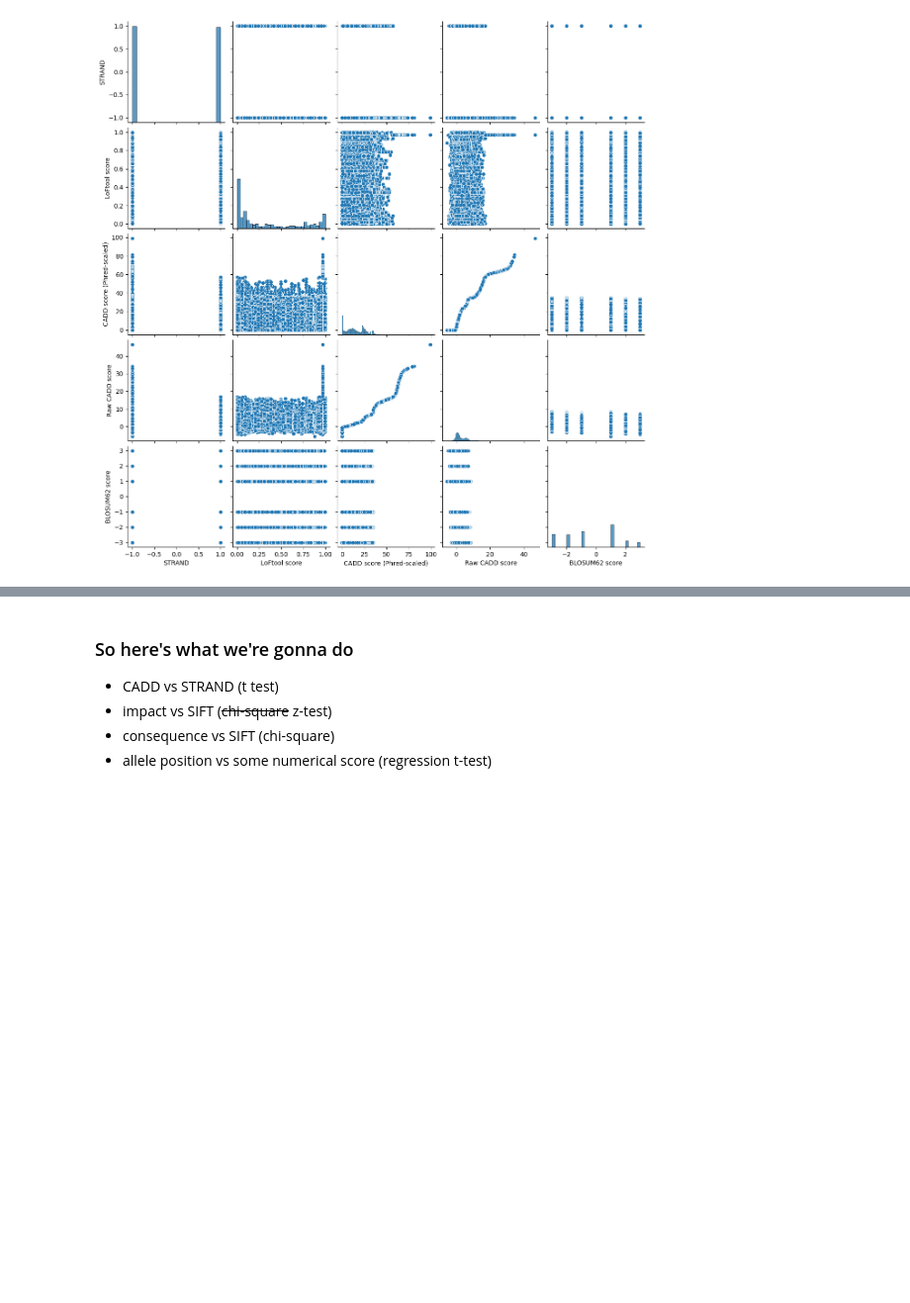
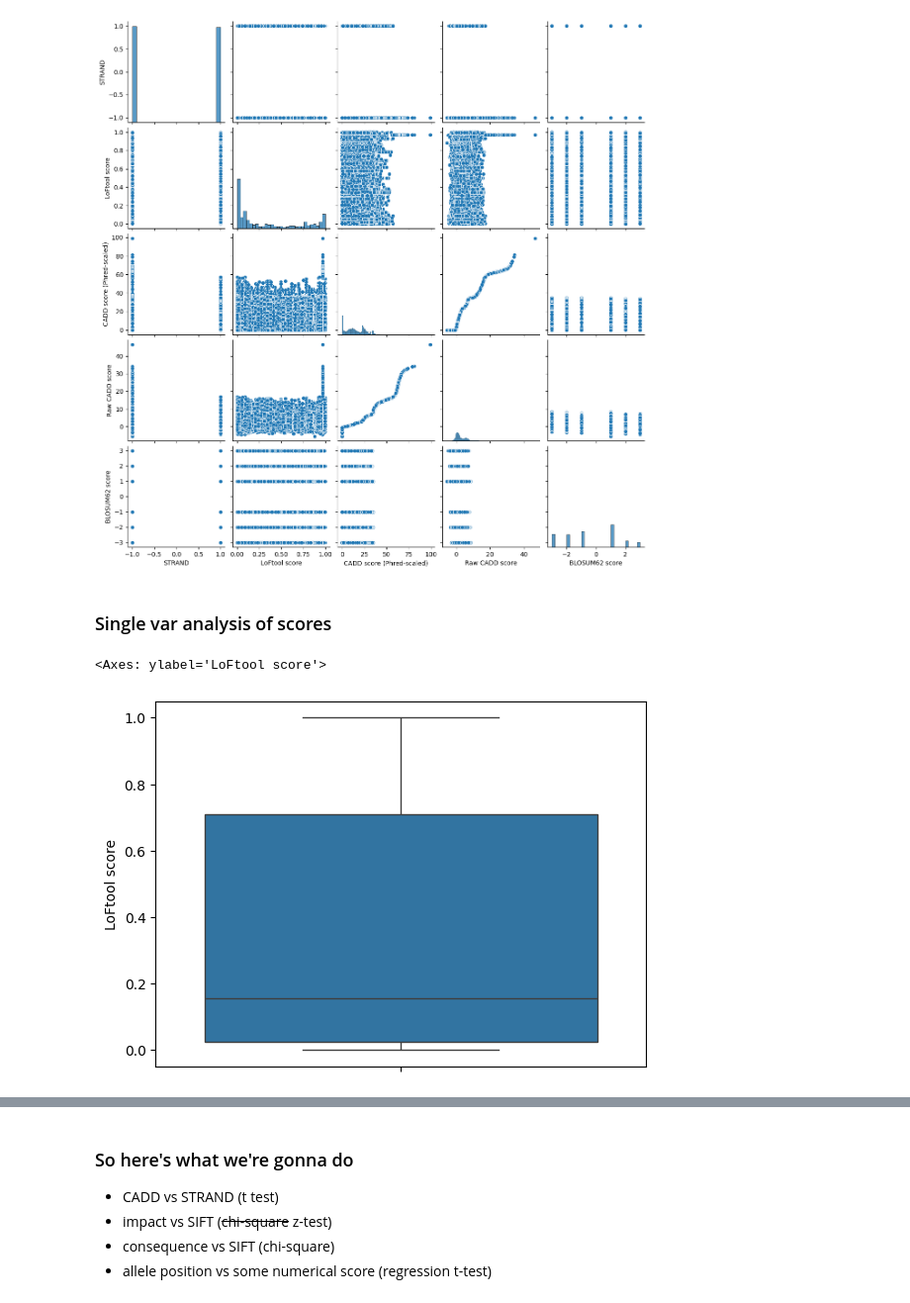
Before and after one commit to echometerain/Stats-Project, a Jupyter notebook: notebook.ipynb, the cells around one changed output, grey strips where cells are left out. Shown at 99% size. Drawn from its saved outputs; the diff is of its cells as text; code cells hidden in the pictures; blank space fills up the shorter version.

```diff
--- a/notebook.ipynb
+++ b/notebook.ipynb
@@ -84,3 +88,13 @@ sns.pairplot(df)
 # %% [output]
 <seaborn.axisgrid.PairGrid at 0x...>
 [figure]
+# %% [markdown]
+### Single var analysis of scores
+# %%
+scores = df[["LoFtool score", "BLOSUM62 score", "CADD score (Phred-scaled)", "Raw CADD score", "SIFT score", "PolyPhen score"]].rename(columns={"CADD score (Phred-scaled)":"Phred CADD", "Raw CADD score":"Raw CADD"})
+sns.boxplot(scores.iloc[:, 0])
+# ax = sns.catplot(scores.iloc[:, 0], kind="violin")
+# ax.set(xlabel="Relative frequency")
+# %% [output]
+<Axes: ylabel='LoFtool score'>
+[figure, added]
```
Also changed, not shown: parts of 14 cells of this notebook.
